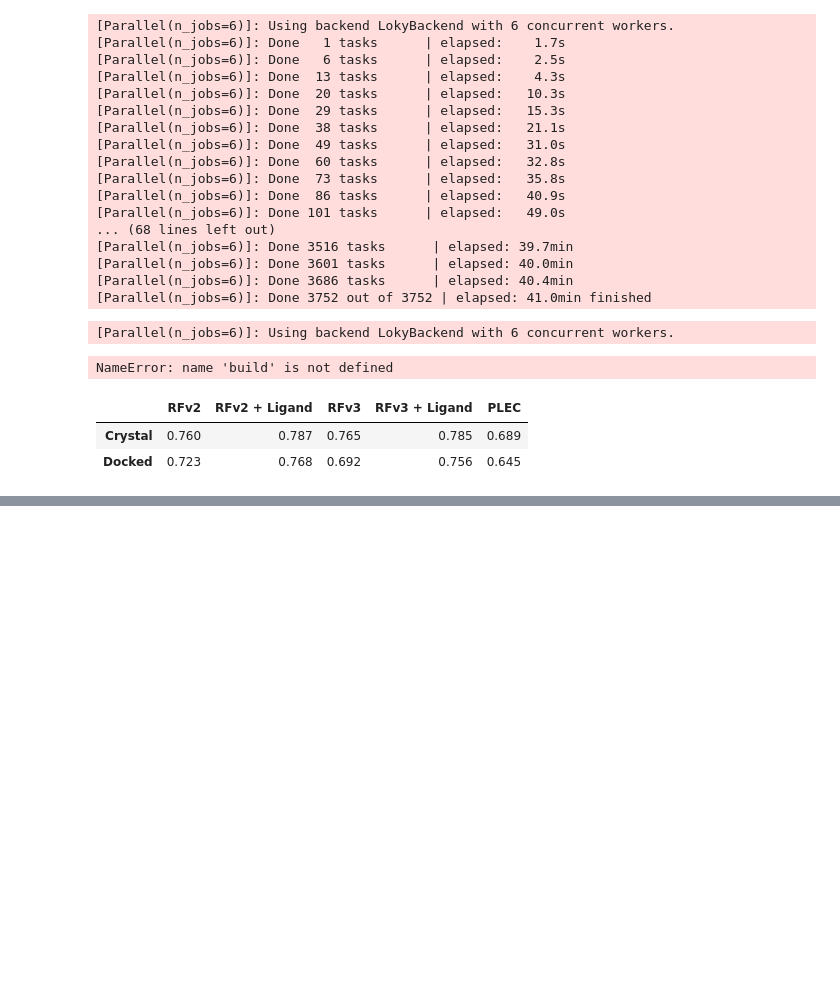
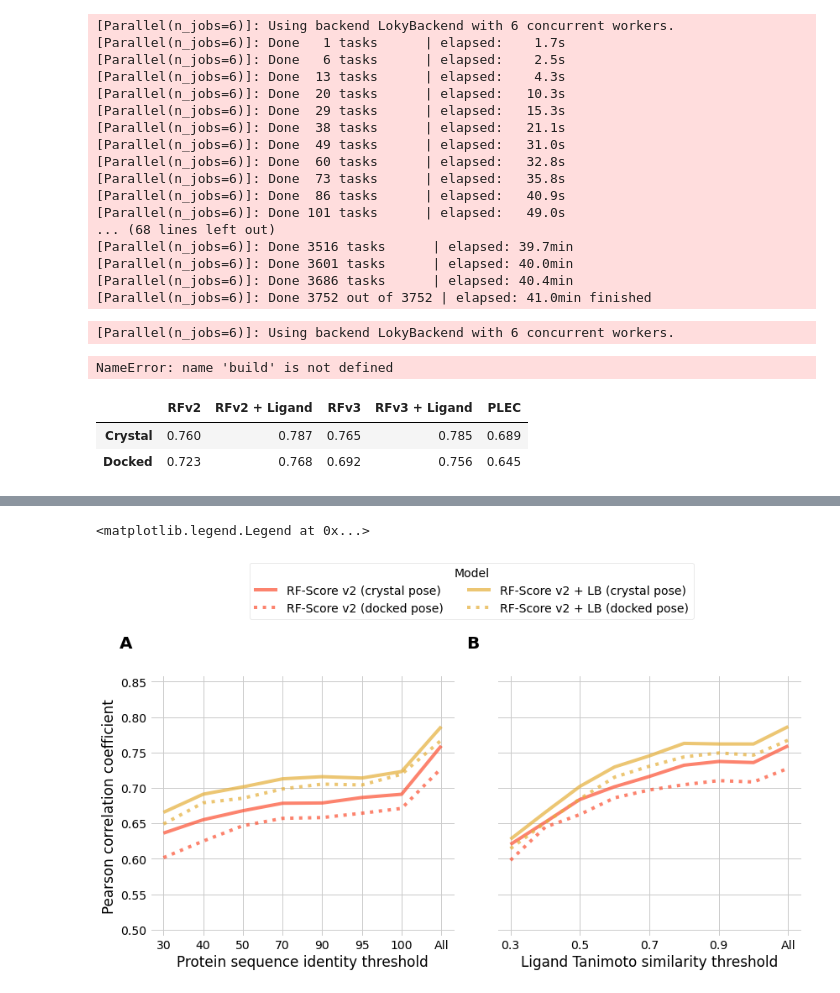
Before and after one commit to FBoyles/learning-from-docked-poses, a Jupyter notebook: notebooks/rfscore_v2.ipynb, the cells around one changed output, grey strips where cells are left out. Saved outputs shown, nothing was run; the diff lists cells and outputs as text; code cells hidden in the pictures; blank space fills up the shorter version.

```diff
--- a/notebooks/rfscore_v2.ipynb
+++ b/notebooks/rfscore_v2.ipynb
@@ -293,13 +421,27 @@ pearsonr_pval_crystal_rdk_si = {}
 pearsonr_pval_docked_rdk_si = {}
 
 y_test = pdbbind_test_set_affinity.loc[pdbbind_test_set]
-for cutoff in predicted_crystal_sequence_identity:
+for cutoff in predicted_crystal_rdk_sequence_identity:
     y_pred = pd.Series(predicted_crystal_rdk_sequence_identity[cutoff]).loc[pdbbind_test_set]
     pearsonr_ci_crystal_rdk_si[cutoff] = st.bootstrap_pearsonr(y_test, y_pred)
+    pearsonr_pval_crystal_rdk_si[cutoff] = st.permutation_pearsonr(y_test, y_pred)
+    y_pred = pd.Series(predicted_docked_rdk_sequence_identity[cutoff]).loc[pdbbind_test_set]
     pearsonr_ci_docked_rdk_si[cutoff] = st.bootstrap_pearsonr(y_test, y_pred)
-    y_pred = pd.Series(predicted_docked_rdk_sequence_identity[cutoff]).loc[pdbbind_test_set]
-    pearsonr_pval_crystal_rdk_si[cutoff] = st.permutation_pearsonr(y_test, y_pred)
     pearsonr_pval_docked_rdk_si[cutoff] = st.permutation_pearsonr(y_test, y_pred)
+
+pearsonr_ci_crystal_rdk_tanimoto = {}
+pearsonr_ci_docked_rdk_tanimoto = {}
+pearsonr_pval_crystal_rdk_tanimoto = {}
+pearsonr_pval_docked_rdk_tanimoto = {}
+
+y_test = pdbbind_test_set_affinity.loc[pdbbind_test_set]
+for cutoff in predicted_crystal_rdk_tanimoto:
+    y_pred = pd.Series(predicted_crystal_rdk_tanimoto[cutoff]).loc[pdbbind_test_set]
+    pearsonr_ci_crystal_rdk_tanimoto[cutoff] = st.bootstrap_pearsonr(y_test, y_pred)
+    pearsonr_pval_crystal_rdk_tanimoto[cutoff] = st.permutation_pearsonr(y_test, y_pred)
+    y_pred = pd.Series(predicted_docked_rdk_tanimoto[cutoff]).loc[pdbbind_test_set]
+    pearsonr_ci_docked_rdk_tanimoto[cutoff] = st.bootstrap_pearsonr(y_test, y_pred)
+    pearsonr_pval_docked_rdk_tanimoto[cutoff] = st.permutation_pearsonr(y_test, y_pred)
 # %%
 pearsonr_ci_docked_si
 # %% [output]
@@ -324,0 +467,47 @@ pearsonr_ci_docked_rdk_si
+# %%
+pearsonr_crystal_si = pd.Series({c: pearsonr_ci_crystal_si[c][0] for c in pearsonr_ci_crystal_si})
+pearsonr_docked_si = pd.Series({c: pearsonr_ci_docked_si[c][0] for c in pearsonr_ci_docked_si})
+pearsonr_crystal_rdk_si = pd.Series({c: pearsonr_ci_crystal_rdk_si[c][0] for c in pearsonr_ci_crystal_si})
+pearsonr_docked_rdk_si = pd.Series({c: pearsonr_ci_docked_rdk_si[c][0] for c in pearsonr_ci_docked_si})
+
+pearsonr_crystal_tc = pd.Series({c: pearsonr_ci_crystal_tanimoto[c][0] for c in pearsonr_ci_crystal_tanimoto})
+pearsonr_docked_tc = pd.Series({c: pearsonr_ci_docked_tanimoto[c][0] for c in pearsonr_ci_docked_tanimoto})
+pearsonr_crystal_rdk_tc = pd.Series({c: pearsonr_ci_crystal_rdk_tanimoto[c][0] for c in pearsonr_ci_crystal_tanimoto})
+pearsonr_docked_rdk_tc = pd.Series({c: pearsonr_ci_docked_rdk_tanimoto[c][0] for c in pearsonr_ci_docked_tanimoto})
+
+fig, (ax1, ax2) = plt.subplots(1,2,figsize=(12,6),sharey=True)
+
+#colours = ['#008fd5', '#fc4f30', '#e5ae38']
+colours = ['#fc4f30', '#e5ae38']
+
+pearsonr_crystal_si.plot(ax=ax1, label='RF-Score v2 (crystal pose)', alpha=0.7, color=colours[0])
+pearsonr_docked_si.plot(ax=ax1, label='RF-Score v2 (docked pose)', alpha=0.7, color=colours[0], linestyle=':')
+
+pearsonr_crystal_rdk_si.plot(ax=ax1, label='RF-Score v2 + LB (crystal pose)', alpha=0.7, color=colours[1])
+pearsonr_docked_rdk_si.plot(ax=ax1, label='RF-Score v2 + LB (docked pose)', alpha=0.7, color=colours[1], linestyle=':')
+
+pearsonr_crystal_tc.plot(ax=ax2, label='RF-Score v2 (crystal pose)', alpha=0.7, color=colours[0])
+pearsonr_docked_tc.plot(ax=ax2, label='RF-Score v2 (docked pose)', alpha=0.7, color=colours[0], linestyle=':')
+
+pearsonr_crystal_rdk_tc.plot(ax=ax2, label='RF-Score v2 + LB (crystal pose)', alpha=0.7, color=colours[1])
+pearsonr_docked_rdk_tc.plot(ax=ax2, label='RF-Score v2 + LB (docked pose)', alpha=0.7, color=colours[1], linestyle=':')
+
+ax1.set_ylim(0.49, 0.86)
+ax1.set_xlabel('Protein sequence identity threshold')
+ax1.set_ylabel('Pearson correlation coefficient')
+
+ax2.set_xlabel('Ligand Tanimoto similarity threshold')
+ax2.set_ylabel('Pearson correlation coefficient')
+
+#ax1.axhline(y=pearsonr_vina_docked, label='Vina (docked pose)', color='k', linestyle=':')
+#ax2.axhline(y=pearsonr_vina_docked, label='Vina (docked pose)', color='k', linestyle=':')
+
+for ax, annotation in zip((ax1,ax2), ['A', 'B']):
+    ax.text(-0.1, 1.1, annotation, transform=ax.transAxes, size=20, weight='bold')
+fig.tight_layout()
+ax1.legend(title='Model', bbox_to_anchor=(1.8, 1.45), ncol=2)
+
+#fig.savefig('../figures/CASF_pearsonr_crystal_dock.png', dpi=350, bbox_inches='tight')
+# %% [output]
+<matplotlib.legend.Legend at 0x...>
+[figure, added]
```
Also changed, not shown: parts of 10 cells of this notebook, 55 other files.
